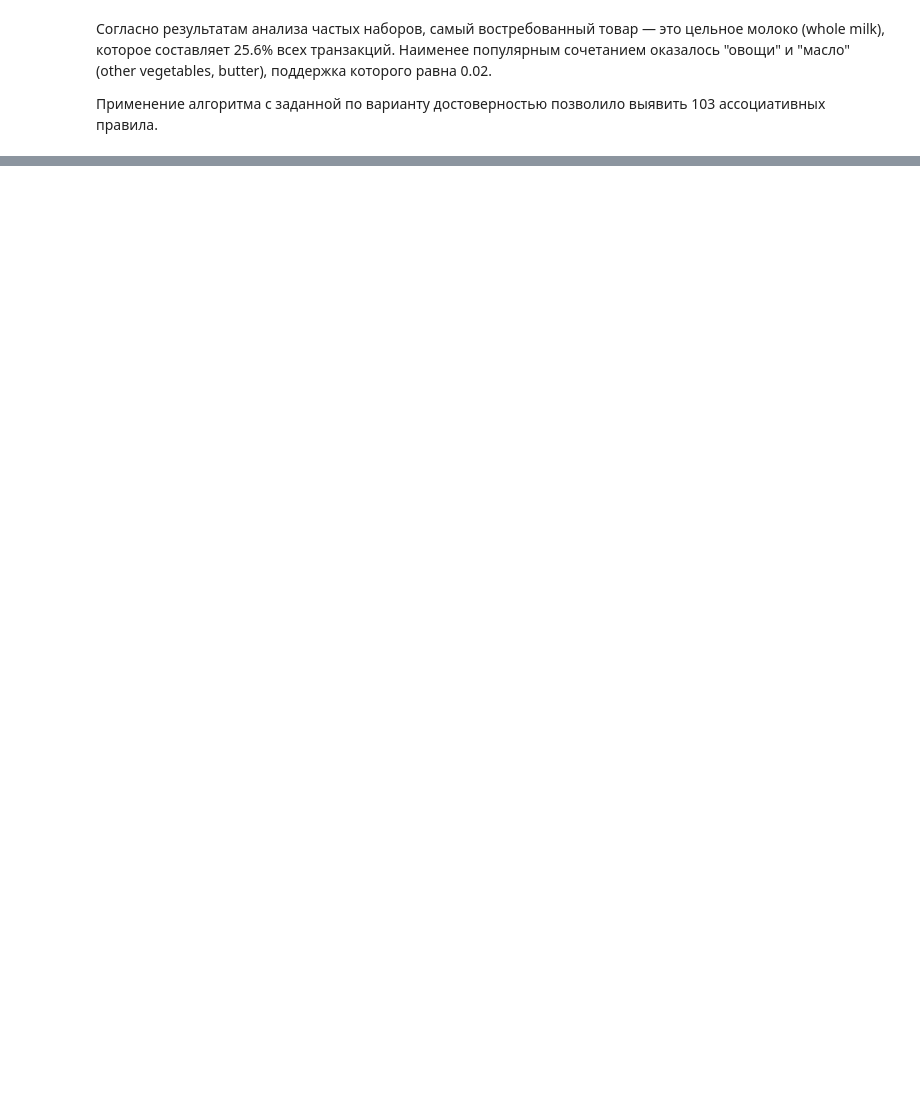
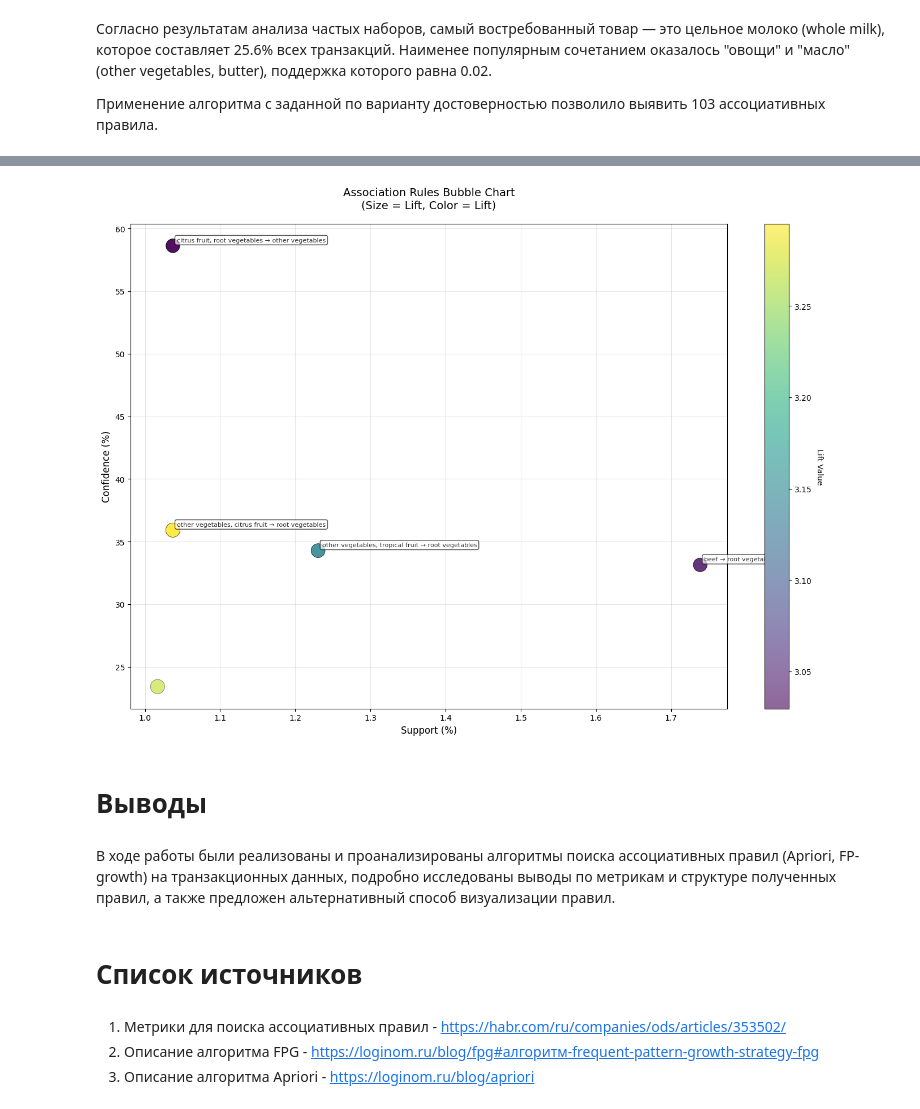
Before and after one commit to IRONINBEAT/MachineLearnin, a Jupyter notebook: association_rules.ipynb, the cells around one changed output, grey strips where cells are left out. Drawn from its saved outputs; the diff is of its cells as text; code cells hidden in the pictures; blank space fills up the shorter version.

```diff
--- a/association_rules.ipynb
+++ b/association_rules.ipynb
@@ -271,0 +669,70 @@ plt.show()
+# %%
+import matplotlib.pyplot as plt
+import pandas as pd
+
+def plot_bubble_chart_association_rules(rules_df, top_n=30):
+
+    top_rules = rules_df.nlargest(top_n, 'lift')
+
+    support = top_rules['support'] * 100
+    confidence = top_rules['confidence'] * 100
+    lift = top_rules['lift']
+
+    rule_labels = []
+    for _, rule in top_rules.iterrows():
+        antecedents = ', '.join(list(rule['antecedents']))
+        consequents = ', '.join(list(rule['consequents']))
+        label = f"{antecedents} → {consequents}"
+        rule_labels.append(label)
+
+    plt.figure(figsize=(14, 10))
+
+    scatter = plt.scatter(support, confidence,
+                         s=lift*100,
+                         c=lift,
+                         alpha=0.6,
+                         cmap='viridis',
+                         edgecolors='black',
+                         linewidth=0.5)
+
+    for i, (x, y, label) in enumerate(zip(support, confidence, rule_labels)):
+        if i % 3 == 0:
+            plt.annotate(label, (x, y),
+                        xytext=(5, 5),
+                        textcoords='offset points',
+                        fontsize=8,
+                        alpha=0.8,
+                        bbox=dict(boxstyle="round,pad=0.3", fc="white", alpha=0.7))
+
+    plt.xlabel('Support (%)', fontsize=12)
+    plt.ylabel('Confidence (%)', fontsize=12)
+    plt.title('Association Rules Bubble Chart\n(Size = Lift, Color = Lift)', fontsize=14, pad=20)
+
+    cbar = plt.colorbar(scatter)
+    cbar.set_label('Lift Value', rotation=270, labelpad=15)
+
+    plt.grid(True, alpha=0.3)
+
+    sizes_legend = [1, 2, 3, 4, 5]
+    for size in sizes_legend:
+        plt.scatter([], [], s=size*100, c='gray', alpha=0.6,
+                   label=f'Lift ≈ {size}', edgecolors='black', linewidth=0.5)
+
+    plt.tight_layout()
+    plt.show()
+
+top_rules = all_rules_df.nlargest(10, 'lift')
+
+plot_bubble_chart_association_rules(top_rules)
+# %% [output]
+[figure, added]
+# %% [markdown]
+# Выводы
+# %% [markdown]
+В ходе работы были реализованы и проанализированы алгоритмы поиска ассоциативных правил (Apriori, FP-growth) на транзакционных данных, подробно исследованы выводы по метрикам и структуре полученных правил, а также предложен альтернативный способ визуализации правил.
+# %% [markdown]
+# Список источников
+# %% [markdown]
+1. Метрики для поиска ассоциативных правил - https://habr.com/ru/companies/ods/articles/353502/
+2. Описание алгоритма FPG - https://loginom.ru/blog/fpg#алгоритм-frequent-pattern-growth-strategy-fpg
+3. Описание алгоритма Apriori - https://loginom.ru/blog/apriori
```
Also changed, not shown: parts of 30 cells of this notebook.
